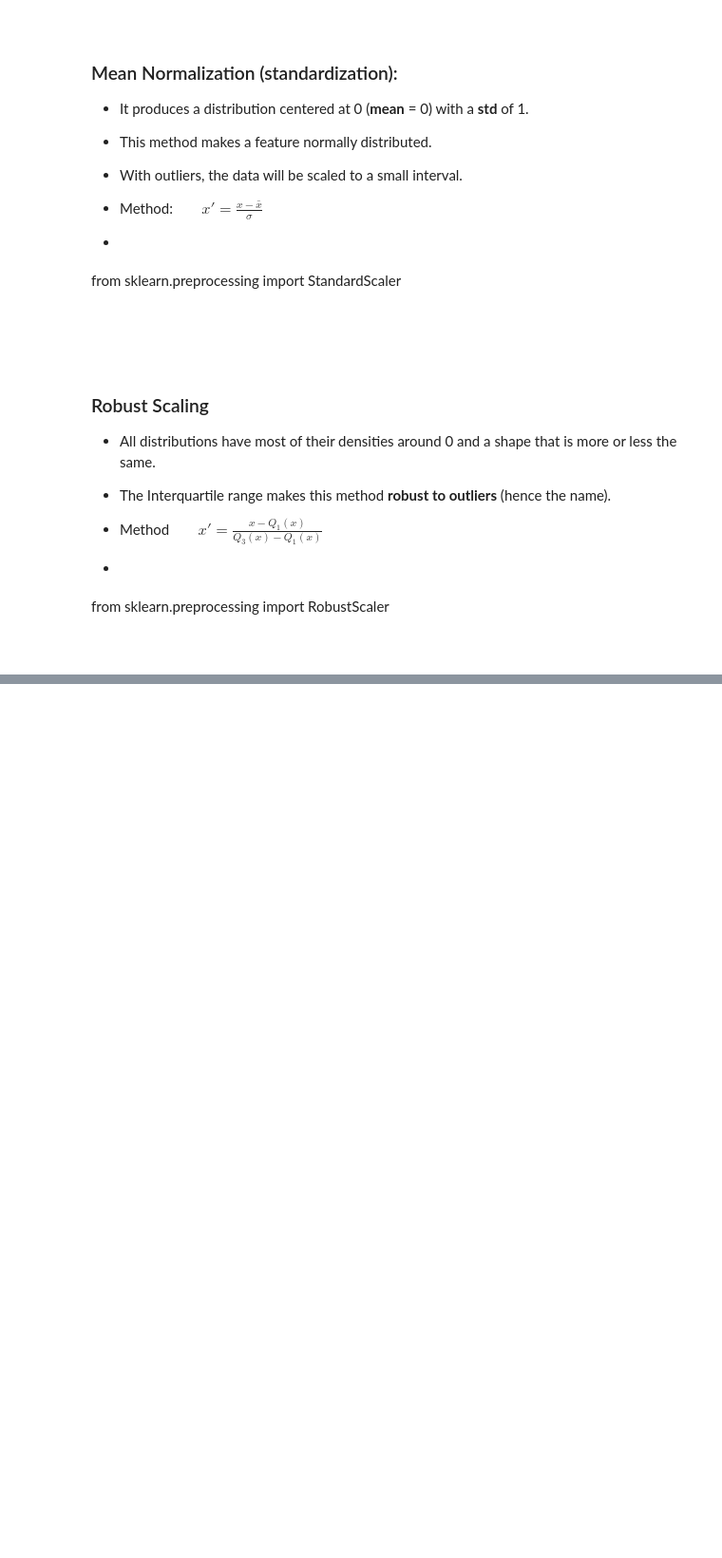
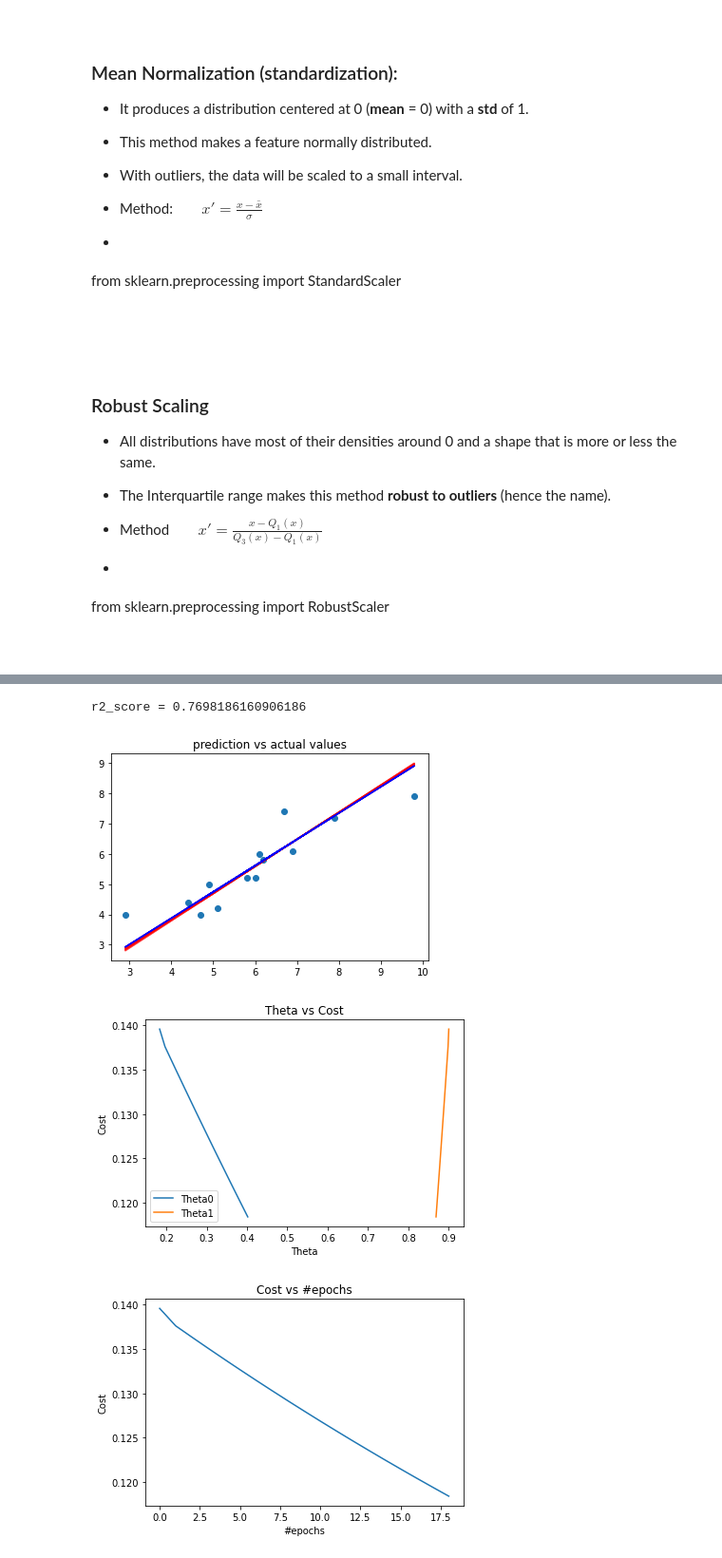
Before and after one commit to goondeal/ML, a Jupyter notebook: numerical_optimization/numerical_optimization.ipynb, the cells around one changed output, grey strips where cells are left out. Shown: that part at 95% size. Cells and saved outputs as stored; diff of their text form; code cells hidden in the pictures; blank space fills up the shorter version.

```diff
--- a/numerical_optimization/numerical_optimization.ipynb
+++ b/numerical_optimization/numerical_optimization.ipynb
@@ -216,0 +440,9 @@ plot_dist(data, robust_scaled_data, scaling_method="Robust")
+# %%
+sgd_result = stochastic_gd(x, y)
+# sgd_result[0][0], sgd_result[1][0], sgd_result[2][0]
+plot_results(x, y, sgd_result)
+# %% [output]
+r2_score = 0.7698186160906186
+[figure, added]
+[figure, added]
+[figure, added]
```
Also changed, not shown: parts of 20 cells of this notebook.
